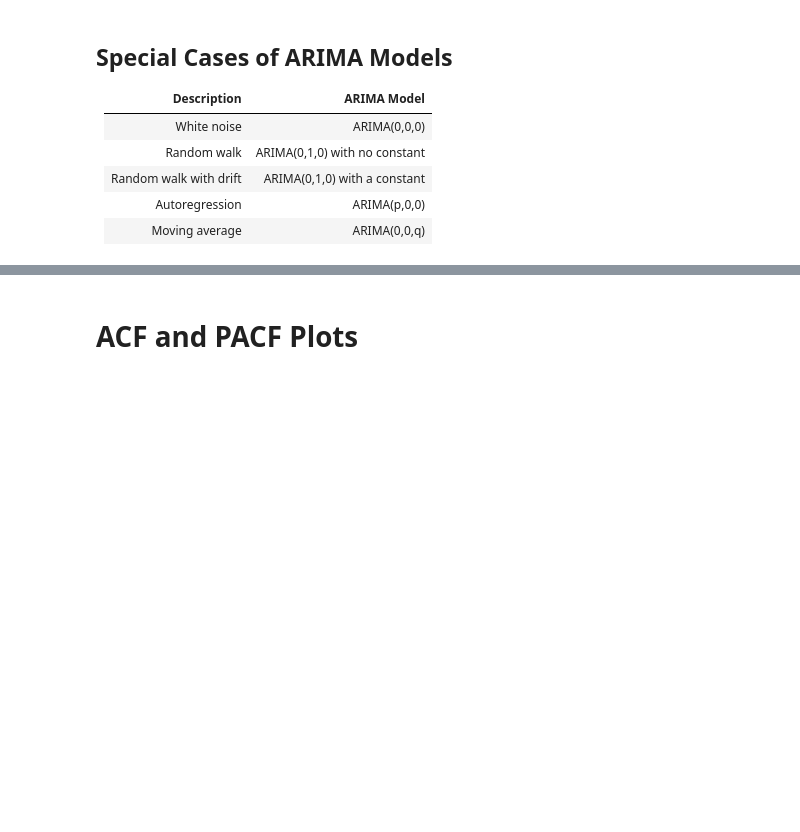
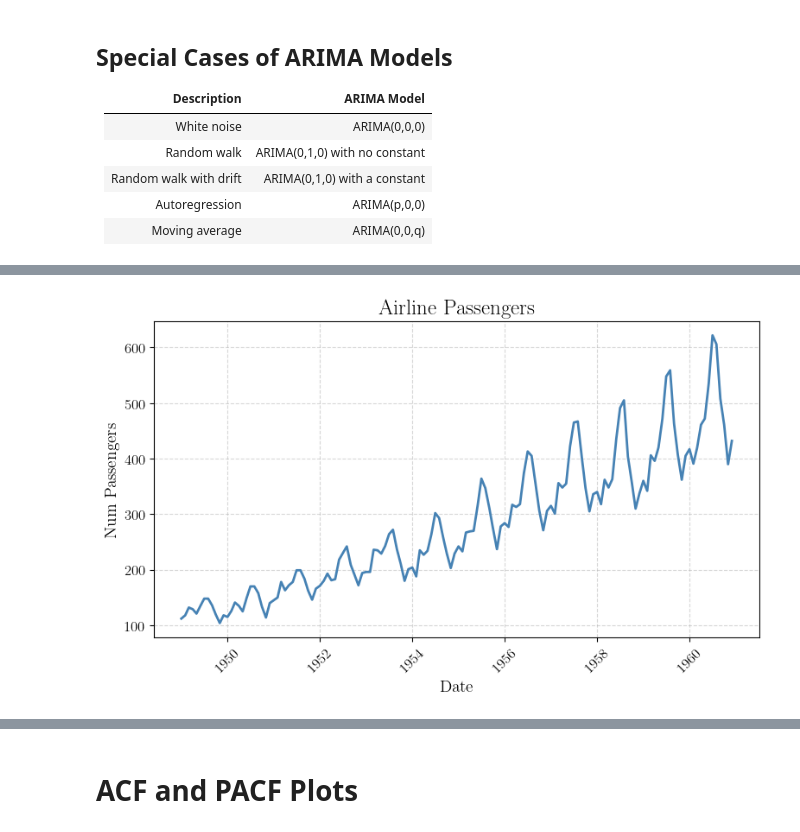
Before and after one commit to tomjwells/QuantConcepts, a Jupyter notebook: 2. Timeseries/2. ARIMA & SARIMA.ipynb, the cells around one changed output, grey strips where cells are left out. Cells and saved outputs as stored; diff of their text form; code cells hidden in the pictures; blank space fills up the shorter version.

```diff
--- a/2. Timeseries/2. ARIMA & SARIMA.ipynb
+++ b/2. Timeseries/2. ARIMA & SARIMA.ipynb
@@ -172,3 +168,24 @@ plot_passenger_volumes(df=data, y='#Passengers')
+# %%
+import matplotlib.pyplot as plt
+
+def plot_passenger_volumes(df: pd.DataFrame, y: str) -> None:
+    plt.figure(figsize=(8, 5))
+    plt.plot(df['Month'], df[y], color='steelblue', linewidth=2)
+
+    plt.title('Airline Passengers', fontsize=18)
+    plt.xlabel('Date', fontsize=14)
+    plt.ylabel(y, fontsize=14)
+    plt.xticks(rotation=45)
+    plt.grid(True, linestyle='--', alpha=0.5)
+    plt.tight_layout()
+    plt.show()
+
+
+
+# Plot the airline passenger data
+plot_passenger_volumes(df=data, y='Num Passengers')
+# %% [output]
+[figure, added]
 # %%
 
 # Import packages
```
Also changed, not shown: parts of 16 cells of this notebook, 9 other files.
